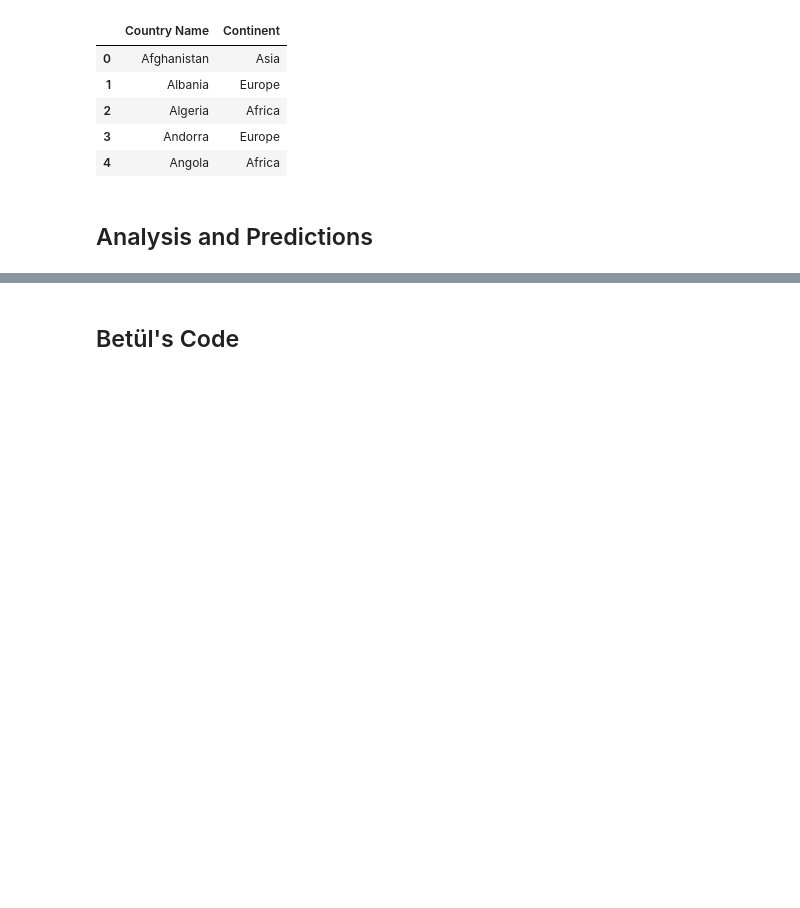
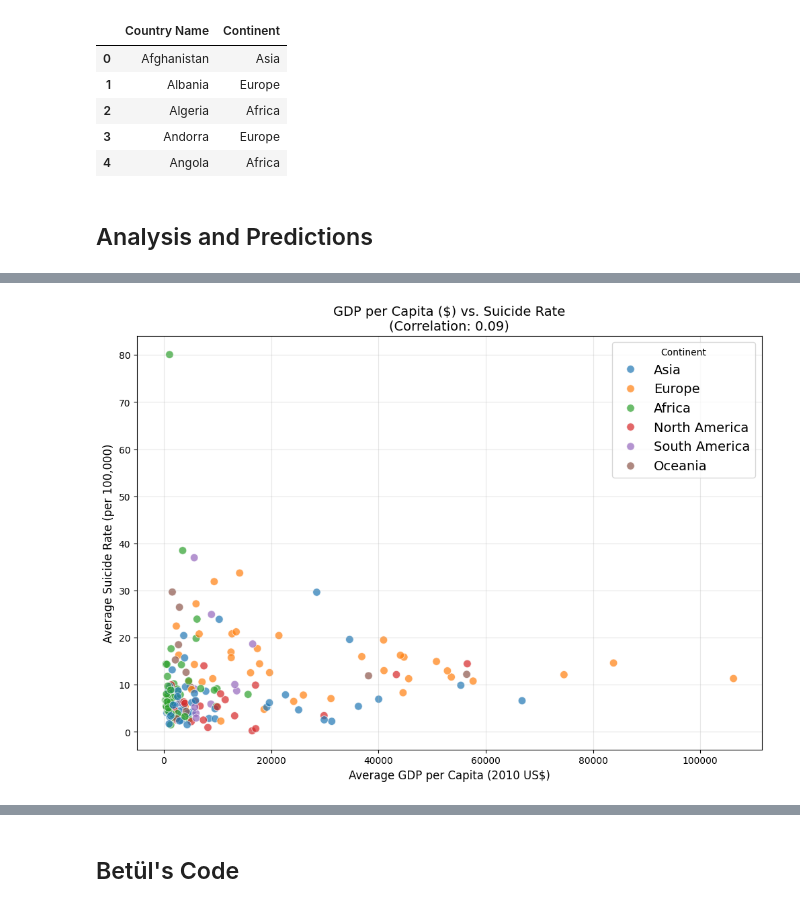
Before and after one commit to CU-F24-MDSSB-01-Concepts-Tools/FinalProject_7, a Jupyter notebook: report.ipynb, the cells around one changed output, grey strips where cells are left out. Cells and saved outputs as stored; diff of their text form; code cells hidden in the pictures; blank space fills up the shorter version.

```diff
--- a/report.ipynb
+++ b/report.ipynb
@@ -433,0 +530,36 @@ data[['Country Name', 'Continent']].head()
+# %%
+# column names
+avg_gdp = "Avg GDP per Capita"
+avg_suicide_rate = "Avg Suicide Rate"
+
+# calculate average gdp per capita and suicide rate
+economic_health = data.groupby(["Country Name", "Continent"]).agg({
+    "GDP per Capita (2010 US$)": "mean",
+    "Suicide Rate (Total)": "mean"
+}).dropna().reset_index()
+
+# Rename columns
+economic_health.columns = ["Country Name", "Continent", avg_gdp, avg_suicide_rate]
+
+# get correlation coefficient
+numeric_columns = economic_health[[avg_gdp, avg_suicide_rate]]
+correlation = numeric_columns.corr().loc[avg_gdp, avg_suicide_rate]
+
+# plot
+plt.figure(figsize=(12, 8))
+sns.scatterplot(
+    data=economic_health,
+    x=avg_gdp,
+    y=avg_suicide_rate,
+    hue="Continent",
+    s=70,
+    alpha=0.7
+)
+plt.title(f"GDP per Capita ($) vs. Suicide Rate\n(Correlation: {correlation:.2f})", fontsize=14)
+plt.xlabel("Average GDP per Capita (2010 US$)", fontsize=12)
+plt.ylabel("Average Suicide Rate (per 100,000)", fontsize=12)
+plt.legend(title="Continent", fontsize=14)
+plt.grid(alpha=0.3)
+plt.show()
+# %% [output]
+[figure, added]
```
Also changed, not shown: parts of 15 cells of this notebook.
